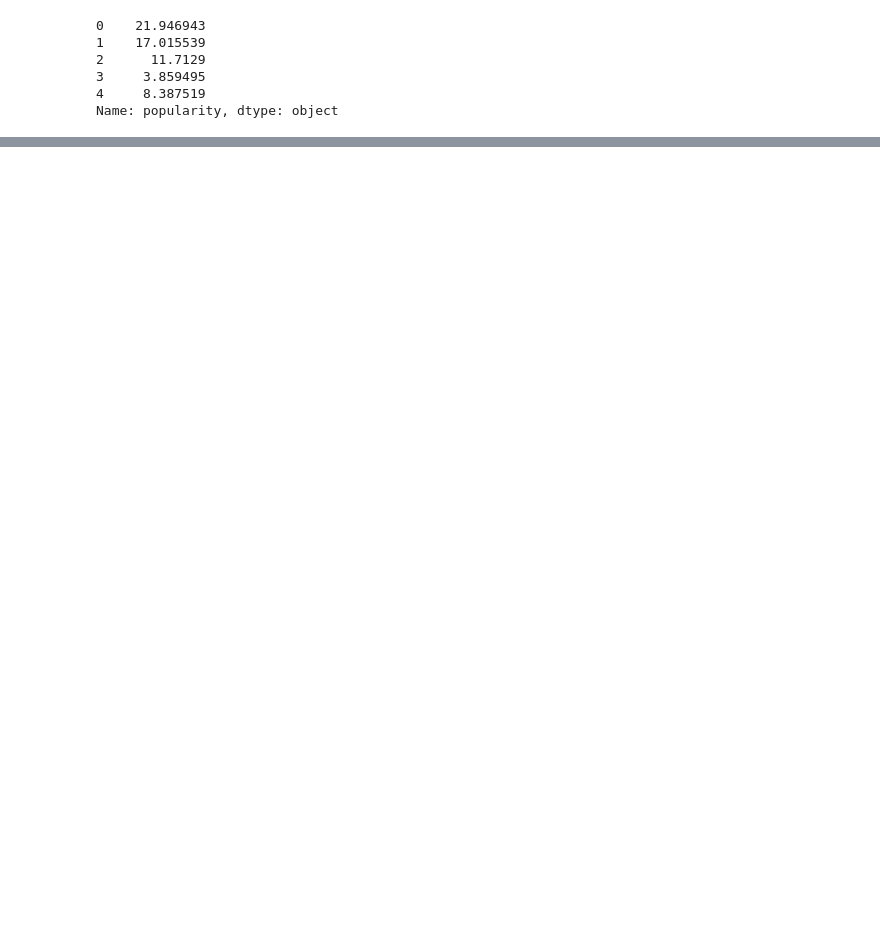
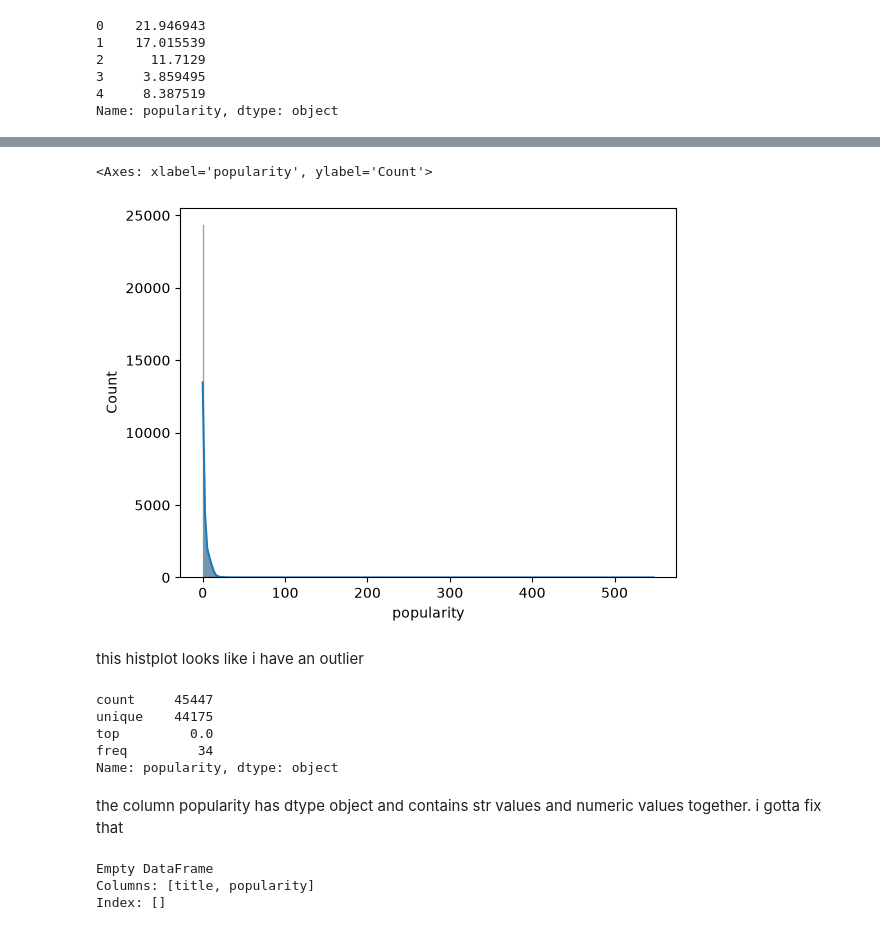
Before and after one commit to Lakshyaraj-Singh-Rao/Movie-recommendation-system, a Jupyter notebook: EDA.ipynb, the cells around one changed output, grey strips where cells are left out. Cells and saved outputs as stored; diff of their text form; code cells hidden in the pictures; blank space fills up the shorter version.

```diff
--- a/EDA.ipynb
+++ b/EDA.ipynb
@@ -89,3 +89,20 @@ Name: popularity, dtype: object
 df['overview'] = df['overview'].fillna('')
 df['tagline'] = df['tagline'].fillna('')
 df['original_language'] = df['original_language'].fillna('unknown')
+# %%
+import ast
+
+def extract_names(value):
+    try:
+        genre_list = ast.literal_eval(value)
+        genre_names = []
+
+        for i in genre_list:
+            genre_names.append(i['name'])
+
+        return genre_names
+
+    except (ValueError, SyntaxError, TypeError):
+        return []
+
+df["genres"] = df["genres"].apply(extract_names)
@@ -91,0 +118,2 @@ df['original_language'] = df['original_language'].fillna('unknown')
+# %%
+df= df.drop(columns = ['id'])
@@ -91,0 +129,24 @@ df['original_language'] = df['original_language'].fillna('unknown')
+# %%
+sns.histplot(df['popularity'],kde = True)
+# %% [output]
+<Axes: xlabel='popularity', ylabel='Count'>
+[figure, added]
+# %% [markdown]
+this histplot looks like i have an outlier
+# %%
+df['popularity'].describe()
+# %% [output]
+count     45447
+unique    44175
+top         0.0
+freq         34
+Name: popularity, dtype: object
+# %% [markdown]
+the column popularity has dtype object and contains str values and numeric values together. i gotta fix that
+# %%
+bad = df[pd.to_numeric(df['popularity'], errors='coerce').isna()]
+print(bad[['title', 'popularity']])
+# %% [output]
+Empty DataFrame
+Columns: [title, popularity]
+Index: []
```
Also changed, not shown: parts of 14 cells of this notebook.
